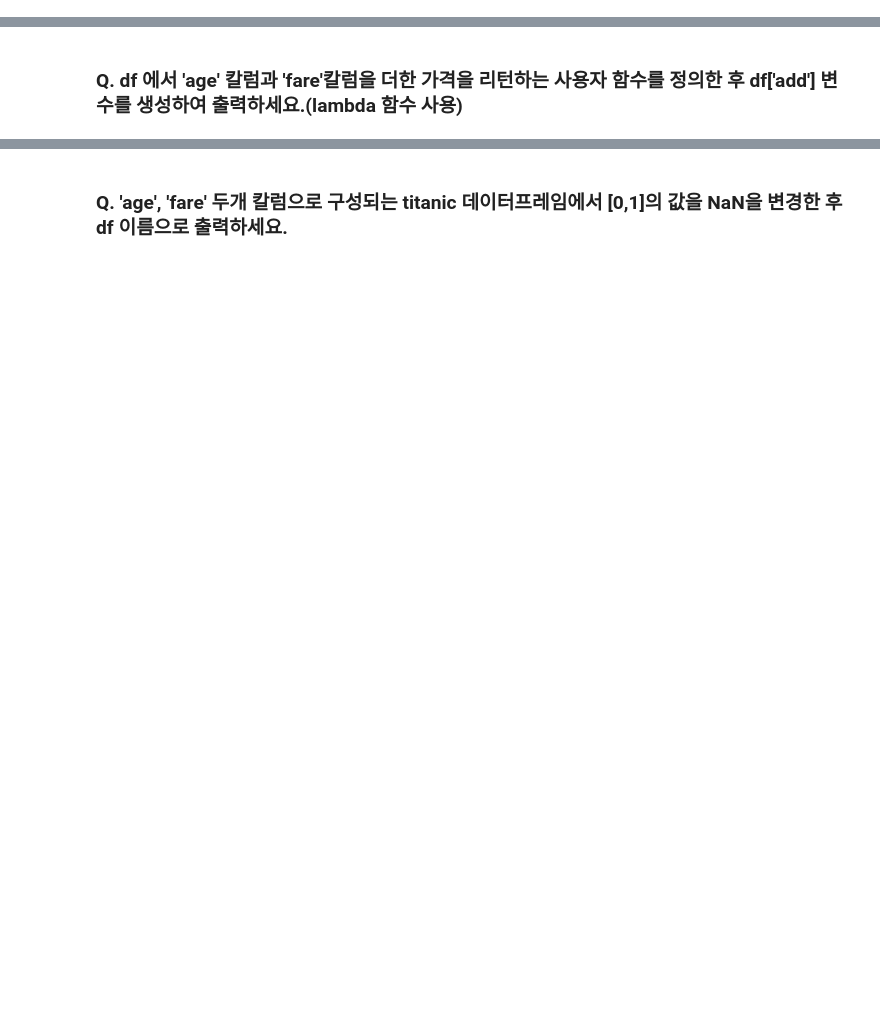
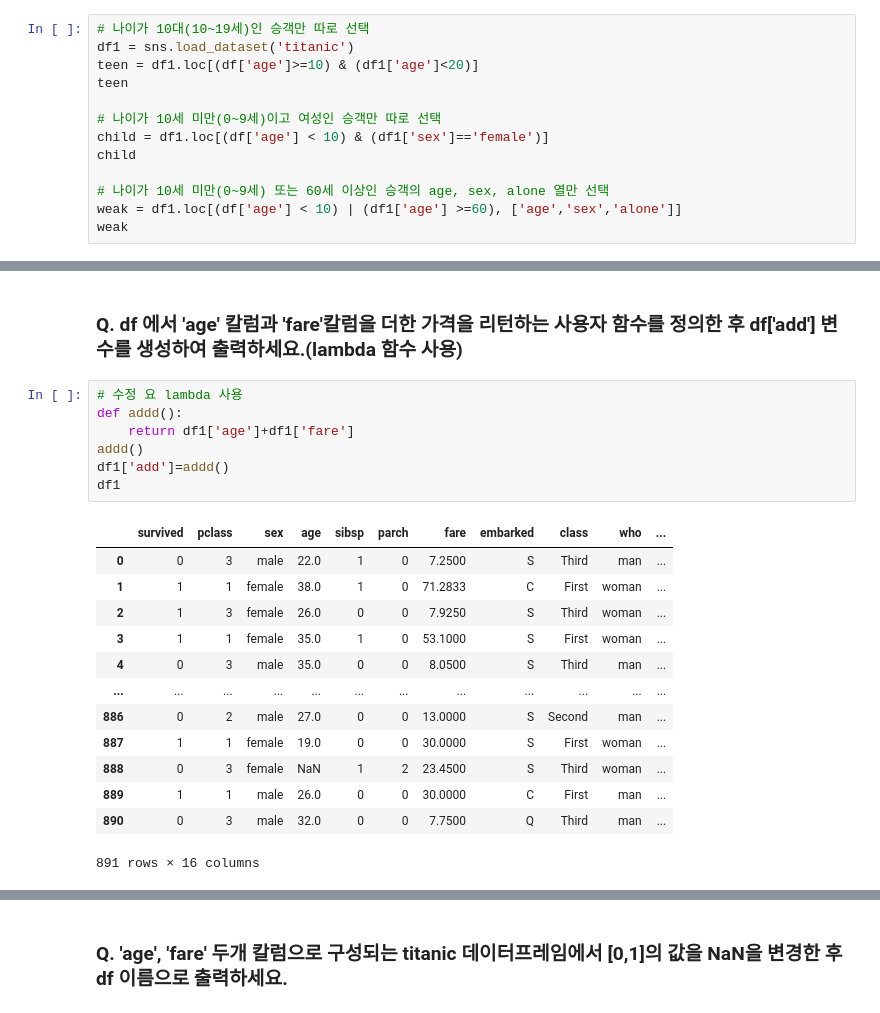
Before and after one commit to fish-ho/cakd5, a Jupyter notebook: m2_분석라이브러리활용/Pandas/pandas_과제_0114.ipynb, the cells around one changed output, grey strips where cells are left out. Saved outputs shown, nothing was run; the diff lists cells and outputs as text; blank space fills up the shorter version.

```diff
--- a/m2_분석라이브러리활용/Pandas/pandas_과제_0114.ipynb
+++ b/m2_분석라이브러리활용/Pandas/pandas_과제_0114.ipynb
@@ -19,3 +166,16 @@
 - 나이가 10대(10~19세)인 승객만 따로 선택
 - 나이가 10세 미만(0~9세)이고 여성인 승객만 따로 선택
 - 나이가 10세 미만(0~9세) 또는 60세 이상인 승객의 age, sex, alone 열만 선택
+# %%
+# 나이가 10대(10~19세)인 승객만 따로 선택
+df1 = sns.load_dataset('titanic')
+teen = df1.loc[(df['age']>=10) & (df1['age']<20)]
+teen
+
+# 나이가 10세 미만(0~9세)이고 여성인 승객만 따로 선택
+child = df1.loc[(df['age'] < 10) & (df1['sex']=='female')]
+child
+
+# 나이가 10세 미만(0~9세) 또는 60세 이상인 승객의 age, sex, alone 열만 선택
+weak = df1.loc[(df['age'] < 10) | (df1['age'] >=60), ['age','sex','alone']]
+weak
@@ -26,2 +231,23 @@
 # %% [markdown]
 ### Q. df 에서 'age' 칼럼과 'fare'칼럼을 더한 가격을 리턴하는 사용자 함수를 정의한 후 df['add'] 변수를 생성하여 출력하세요.(lambda 함수 사용)
+# %%
+# 수정 요 lambda 사용
+def addd():
+    return df1['age']+df1['fare']
+addd()
+df1['add']=addd()
+df1
+# %% [output]
+|  | survived | pclass | sex | age | sibsp | parch | fare | embarked | class | who | ... |
+| 0 | 0 | 3 | male | 22.0 | 1 | 0 | 7.2500 | S | Third | man | ... |
+| 1 | 1 | 1 | female | 38.0 | 1 | 0 | 71.2833 | C | First | woman | ... |
+| 2 | 1 | 3 | female | 26.0 | 0 | 0 | 7.9250 | S | Third | woman | ... |
+| 3 | 1 | 1 | female | 35.0 | 1 | 0 | 53.1000 | S | First | woman | ... |
+| 4 | 0 | 3 | male | 35.0 | 0 | 0 | 8.0500 | S | Third | man | ... |
+| ... | ... | ... | ... | ... | ... | ... | ... | ... | ... | ... | ... |
+| 886 | 0 | 2 | male | 27.0 | 0 | 0 | 13.0000 | S | Second | man | ... |
+| 887 | 1 | 1 | female | 19.0 | 0 | 0 | 30.0000 | S | First | woman | ... |
+| 888 | 0 | 3 | female | NaN | 1 | 2 | 23.4500 | S | Third | woman | ... |
+| 889 | 1 | 1 | male | 26.0 | 0 | 0 | 30.0000 | C | First | man | ... |
+| 890 | 0 | 3 | male | 32.0 | 0 | 0 | 7.7500 | Q | Third | man | ... |
+891 rows × 16 columns
```
Also changed, not shown: parts of 17 cells of this notebook, 1 other file.
